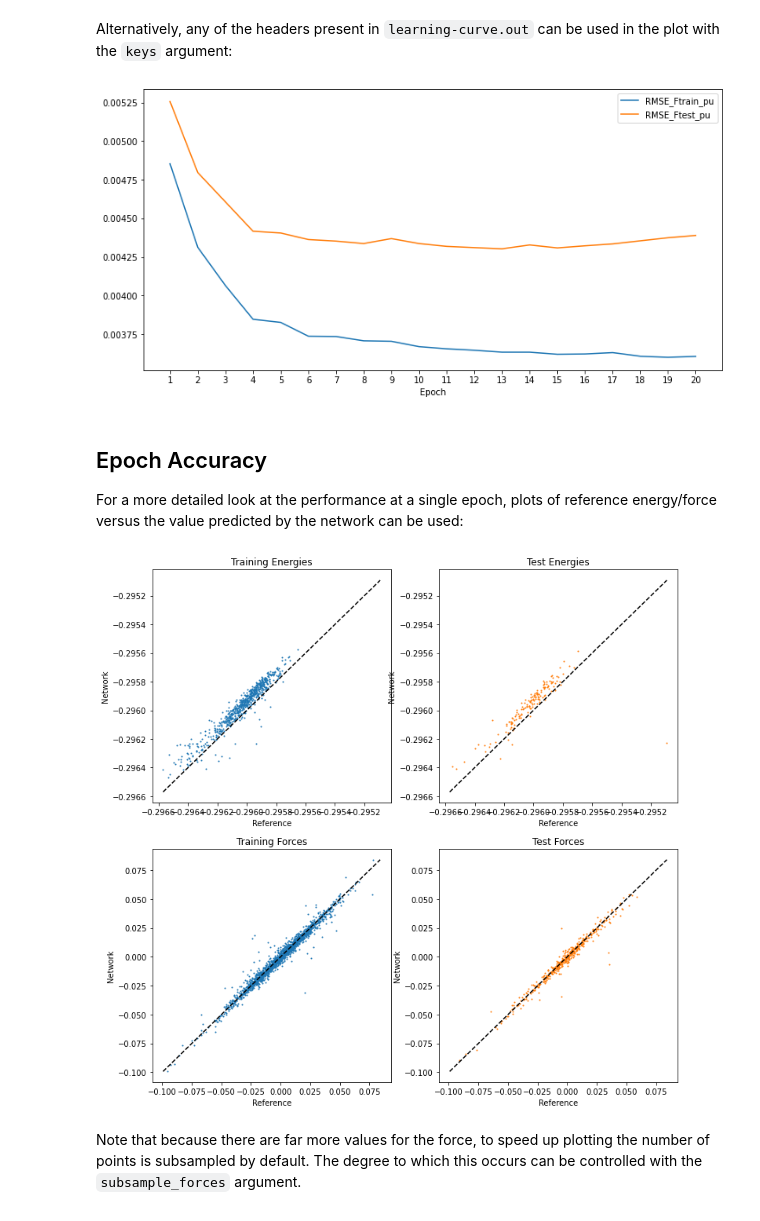
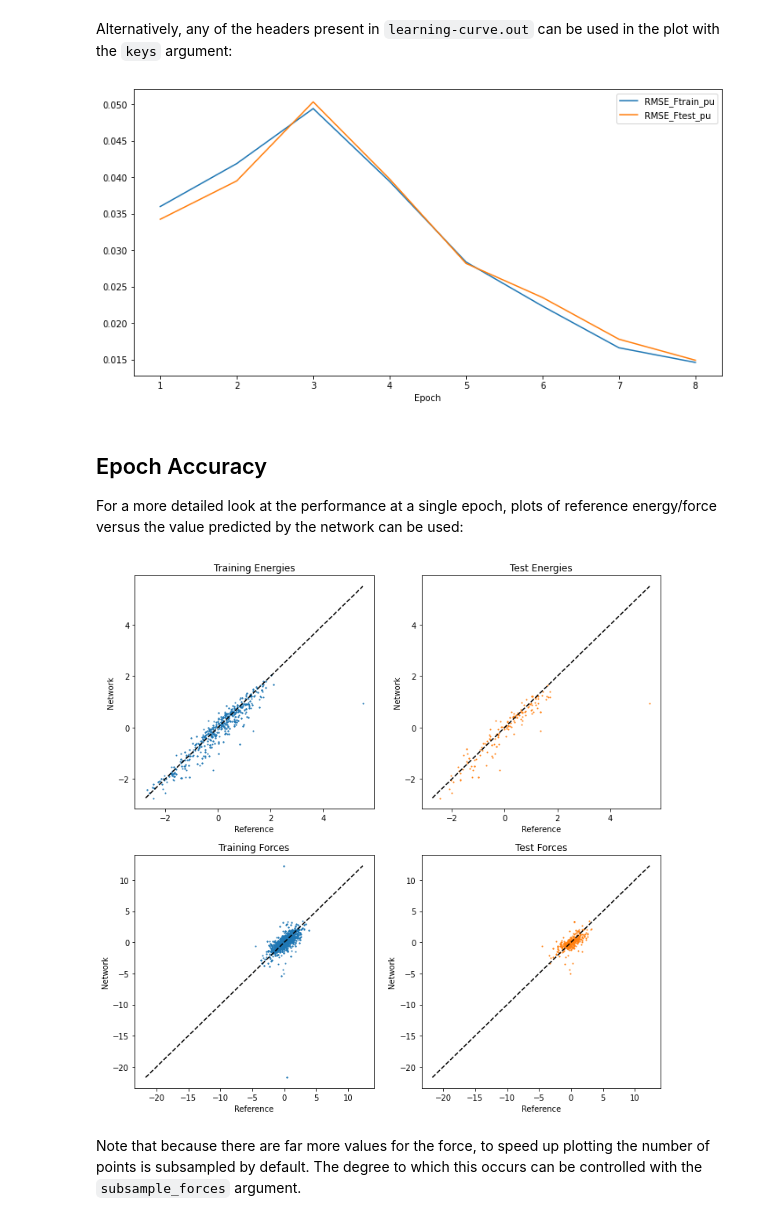
Before and after one commit to stfc/janus, a Jupyter notebook: examples/example_directory/scripts/visualise.ipynb, the cells around one changed output. Cells and saved outputs as stored; diff of their text form; code cells hidden in the pictures.

```diff
--- a/examples/example_directory/scripts/visualise.ipynb
+++ b/examples/example_directory/scripts/visualise.ipynb
@@ -10,6 +10,6 @@ import cc_hdnnp.visualisation as vis
 
 A plot of training and test errors for either energy or force against the epoch can be generated from the directory that training was performed in (specifically, it must contain the `learning-curve.out` file). By default, the energy will be plotted:
 # %%
-n2p2_directory = "../../m_cresol/all_frames/n2p2_1"
+n2p2_directory = "../../m_cresol/all_frames/n2p2_AL_only"
 vis.plot_learning_curve(n2p2_directory=n2p2_directory)
 # %% [output]
@@ -19,15 +19,15 @@ Alternatively, any of the headers present in `learning-curve.out` can be used in
 # %%
 vis.plot_learning_curve(n2p2_directory=n2p2_directory, keys=["RMSE_Ftrain_pu", "RMSE_Ftest_pu"])
 # %% [output]
-[figure, old version]
+[figure, new version]
 # %% [markdown]
 ## Epoch Accuracy
 
 For a more detailed look at the performance at a single epoch, plots of reference energy/force versus the value predicted by the network can be used:
 # %%
-vis.plot_epoch(n2p2_directory=n2p2_directory, epoch=5)
+vis.plot_epoch_scatter(n2p2_directory=n2p2_directory, epoch=8)
 # %% [output]
-[figure, old version]
+[figure, new version]
 # %% [markdown]
 Note that because there are far more values for the force, to speed up plotting the number of points is subsampled by default. The degree to which this occurs can be controlled with the `subsample_forces` argument.
 # %%
```
Also changed, not shown: parts of 7 cells of this notebook, 52 other files.
